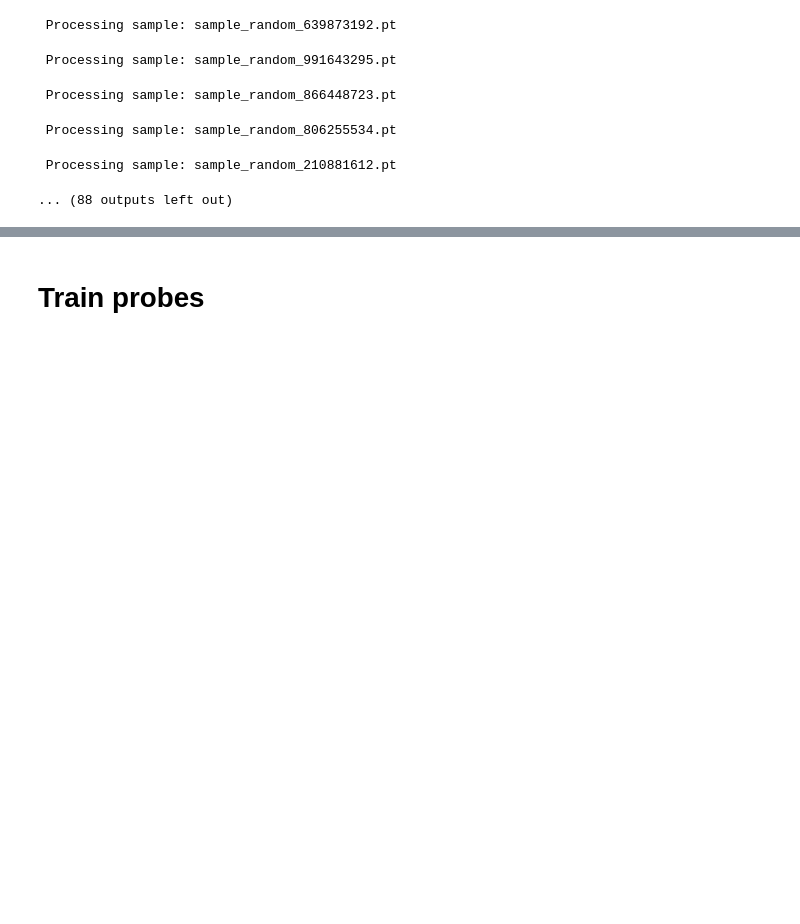
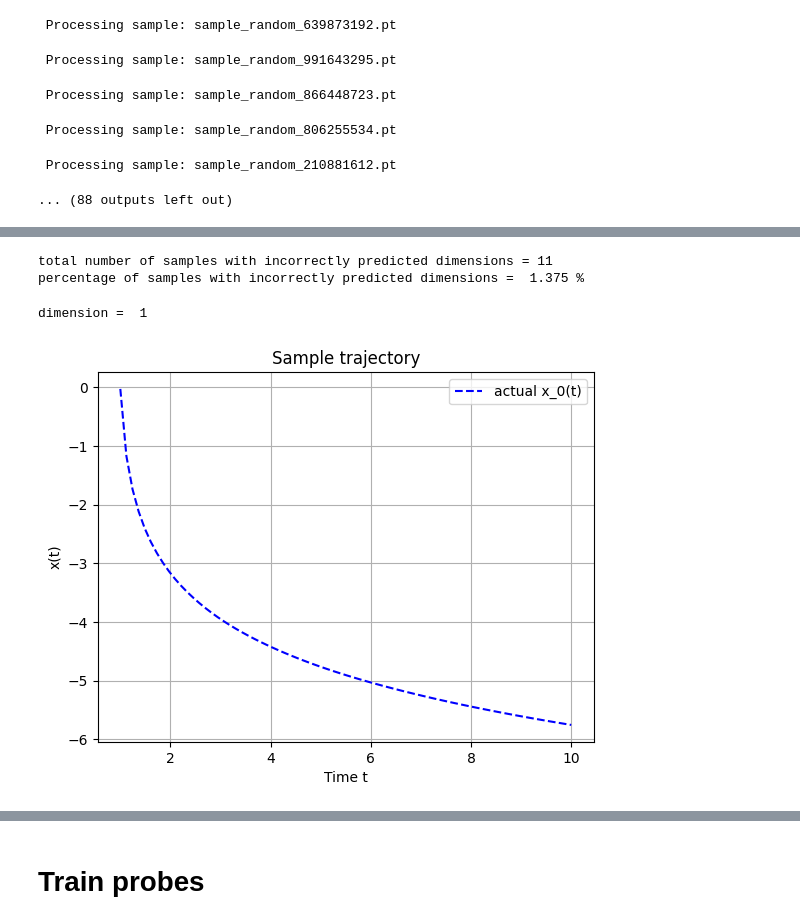
Before and after one commit to ayoakin/MIVLDE, a Jupyter notebook: subteams/LLMProbing/notebooks/dimensions.ipynb, the cells around one changed output, grey strips where cells are left out. Drawn from its saved outputs; the diff is of its cells as text; code cells hidden in the pictures; blank space fills up the shorter version.

Commit message:
further investigations into odeformer dimensions errors

```diff
--- a/subteams/LLMProbing/notebooks/dimensions.ipynb
+++ b/subteams/LLMProbing/notebooks/dimensions.ipynb
@@ -106,7 +106,0 @@ number of 2D samples =  396
-# %%
-# this is a sample where odeformer itself predicts the dimension incorrectly
-activation_name = "activation_random_225674201.pt"
-activation_path = os.path.join(activations_path, activation_name)
-with open(activation_path, 'rb') as f:
-    activation = pickle.load(f)
-print(activation['r2_score'])
@@ -236,0 +181,14 @@ Skipping sample: sample_random_131220747.pt (activation file already exists)
+# %%
+import re
+# get all the samples with R^2 score = -infinity,
+# print the sample and the odeformer prediction
+incorrect_dim_samples = []
+activation_names = os.listdir(activations_path)
+for activation_name in activation_names:
+  activation_path = os.path.join(activations_path, activation_name)
+  with open(activation_path, 'rb') as f:
+      activation = pickle.load(f)
+      if activation['r2_score'] == -np.inf:
+        activation_number = re.search(r"\d+", activation_name).group()
+        incorrect_dim_samples.append(activation_number)
+        print_sample_and_prediction(activation_number)
@@ -236,0 +213,31 @@ Skipping sample: sample_random_131220747.pt (activation file already exists)
+# %%
+print('total number of samples with incorrectly predicted dimensions =', len(incorrect_dim_samples))
+print('percentage of samples with incorrectly predicted dimensions = ', len(incorrect_dim_samples)/800*100, '%')
+# %% [output]
+total number of samples with incorrectly predicted dimensions = 11
+percentage of samples with incorrectly predicted dimensions =  1.375 %
+# %%
+sample_number = 129426974
+sample_name = "sample_random_" + str(sample_number) + ".pt"
+sample_path = os.path.join(samples_path, sample_name)
+with open(sample_path, 'rb') as f:
+    sample = pickle.load(f)
+print('dimension = ', sample['infos']['dimension'])
+times = sample['times']
+trajectory = sample['trajectory']
+# original sample trajectory
+x_0 = trajectory[:, 0]
+# x_1 = trajectory[:, 1]
+
+# Plot the solution
+plt.plot(times, x_0, label="actual x_0(t)", color='blue', linestyle = 'dashed')
+# plt.plot(times, x_1, label="actual x_1(t)", color = 'red', linestyle = 'dashed')
+plt.xlabel("Time t")
+plt.ylabel("x(t)")
+plt.title("Sample trajectory")
+plt.legend()
+plt.grid()
+plt.show()
+# %% [output]
+dimension =  1
+[figure, added]
```
Also changed, not shown: parts of 22 cells of this notebook.
